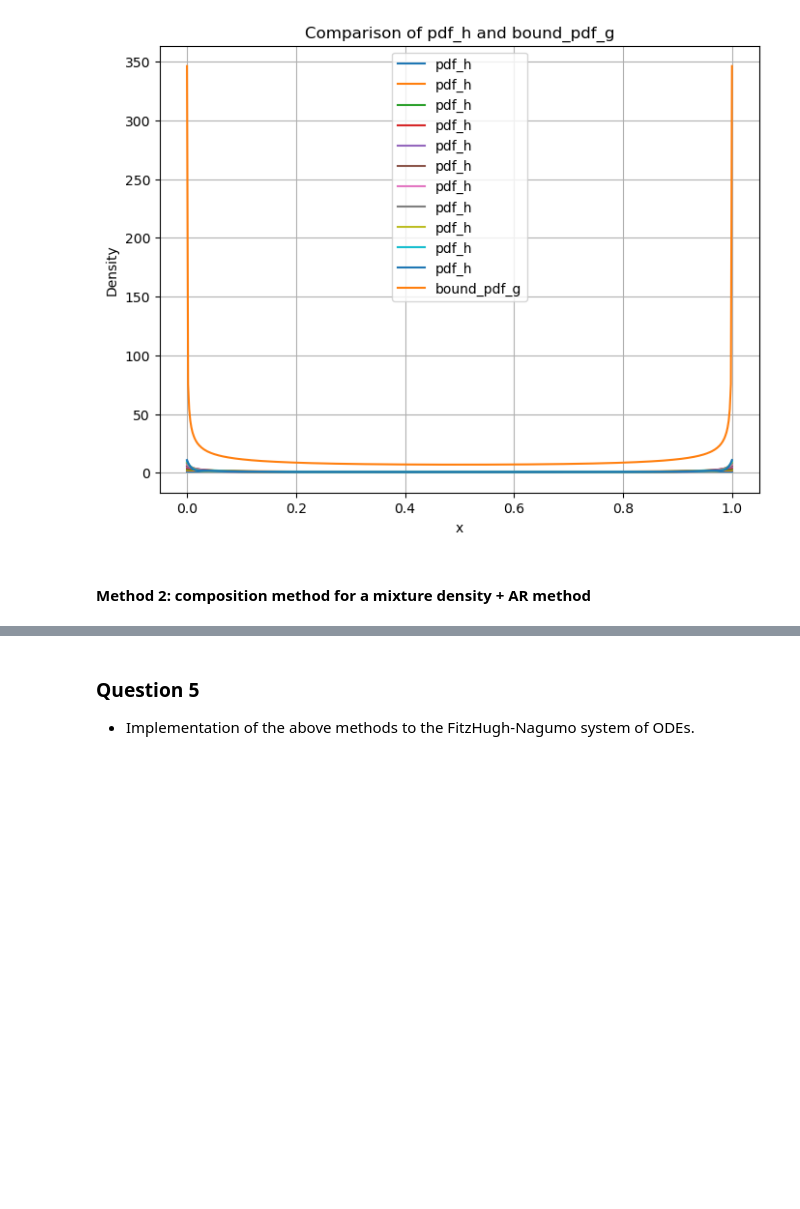
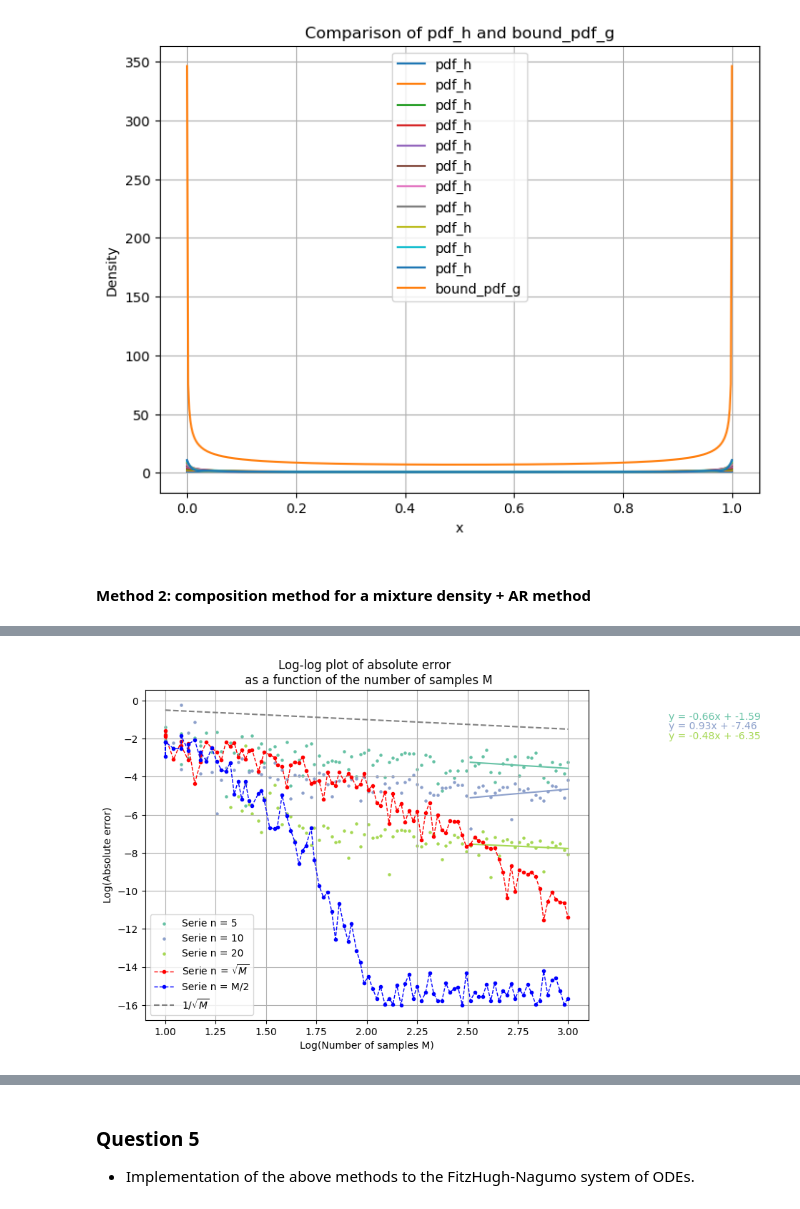
Before and after one commit to FraBet29/stochastic-simulation-project, a Jupyter notebook: notebook.ipynb, the cells around one changed output, grey strips where cells are left out. Drawn from its saved outputs; the diff is of its cells as text; code cells hidden in the pictures; blank space fills up the shorter version.

```diff
--- a/notebook.ipynb
+++ b/notebook.ipynb
@@ -319,0 +389,4 @@ plt.show
+# %%
+multiple_loglog_graph(nb_samples, IS_MCLS_prime_estims, ref_value, trials_n)
+# %% [output]
+[figure, added]
```
Also changed, not shown: parts of 7 cells of this notebook, 1 other file.
